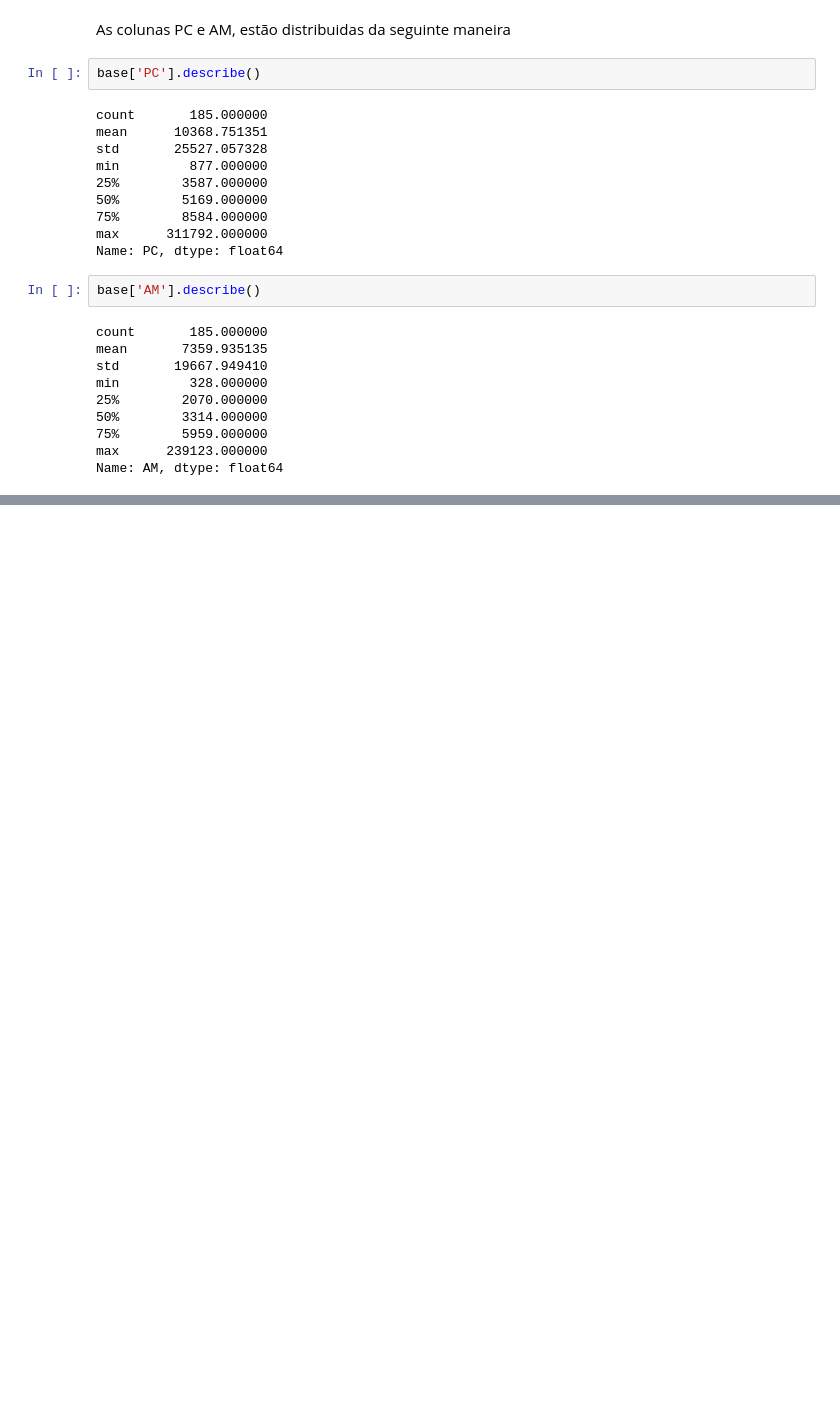
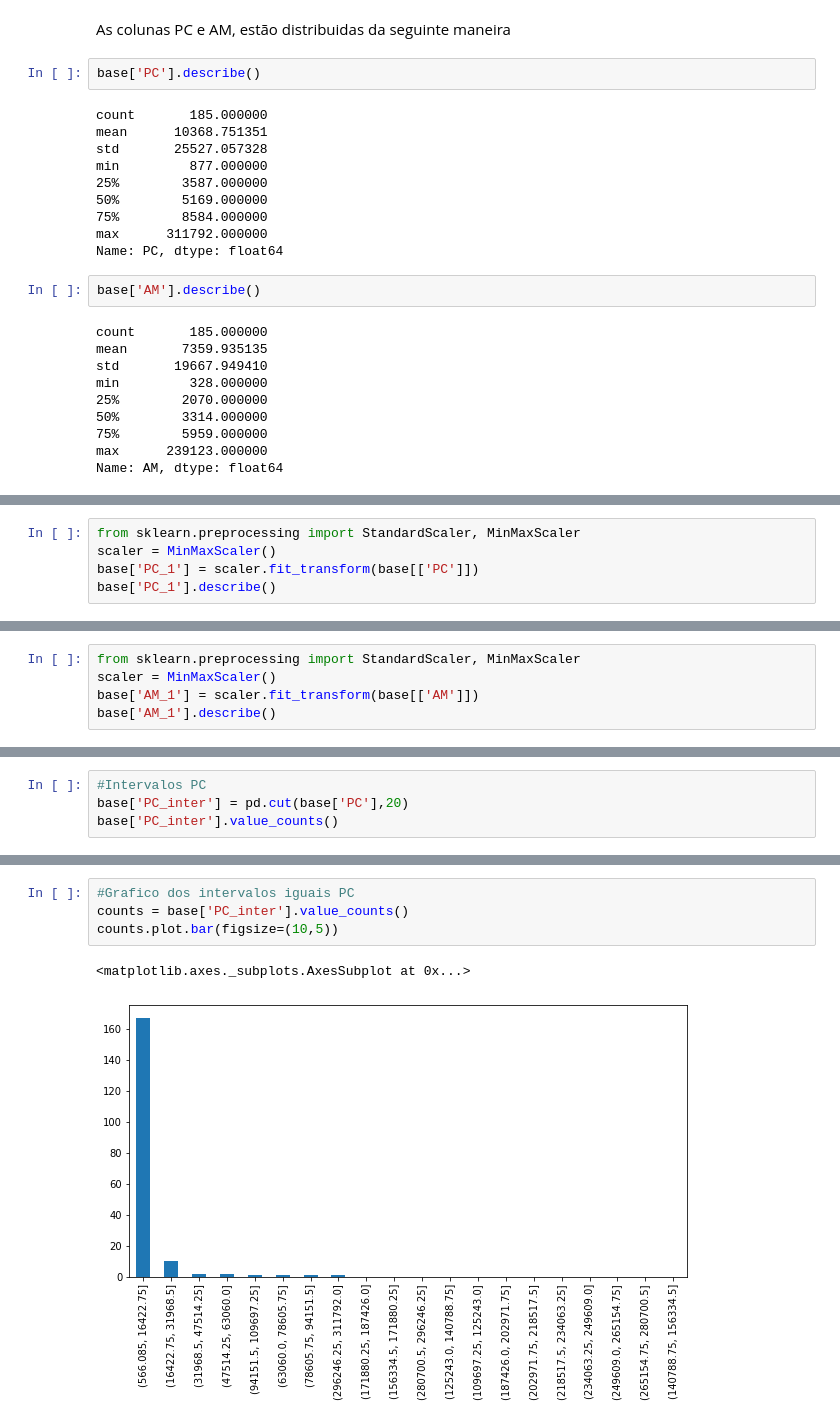
Before and after one commit to VictorMarques94/IntCD, a Jupyter notebook: ProjetoCD.ipynb, the cells around one changed output, grey strips where cells are left out. Saved outputs shown, nothing was run; the diff lists cells and outputs as text; blank space fills up the shorter version.

```diff
--- a/ProjetoCD.ipynb
+++ b/ProjetoCD.ipynb
@@ -176,0 +179,5 @@ Name: AM, dtype: float64
+# %%
+from sklearn.preprocessing import StandardScaler, MinMaxScaler
+scaler = MinMaxScaler()
+base['PC_1'] = scaler.fit_transform(base[['PC']])
+base['PC_1'].describe()
@@ -176,0 +194,5 @@ Name: AM, dtype: float64
+# %%
+from sklearn.preprocessing import StandardScaler, MinMaxScaler
+scaler = MinMaxScaler()
+base['AM_1'] = scaler.fit_transform(base[['AM']])
+base['AM_1'].describe()
@@ -176,0 +211,4 @@ Name: AM, dtype: float64
+# %%
+#Intervalos PC
+base['PC_inter'] = pd.cut(base['PC'],20)
+base['PC_inter'].value_counts()
@@ -176,0 +233,7 @@ Name: AM, dtype: float64
+# %%
+#Grafico dos intervalos iguais PC
+counts = base['PC_inter'].value_counts()
+counts.plot.bar(figsize=(10,5))
+# %% [output]
+<matplotlib.axes._subplots.AxesSubplot at 0x...>
+[figure, added]
```
Also changed, not shown: parts of 13 cells of this notebook.
